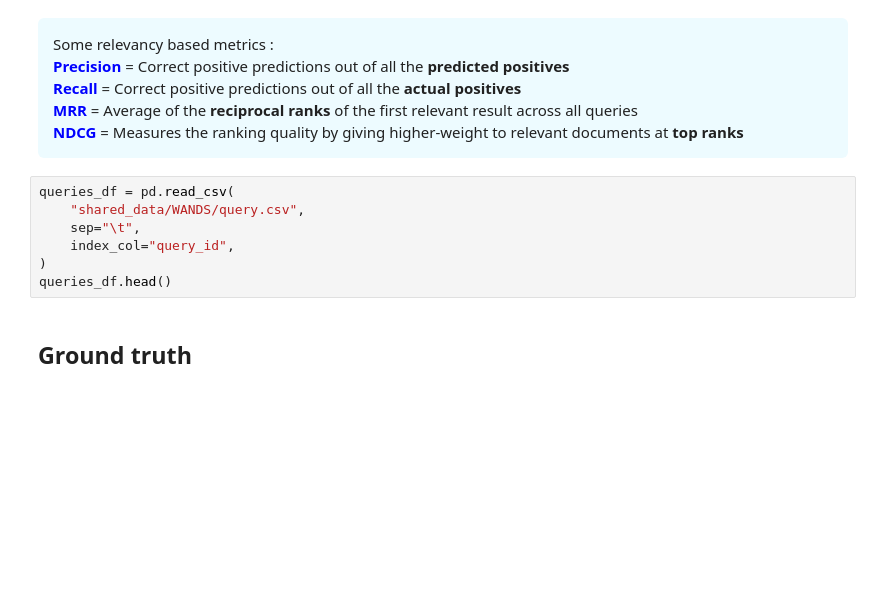
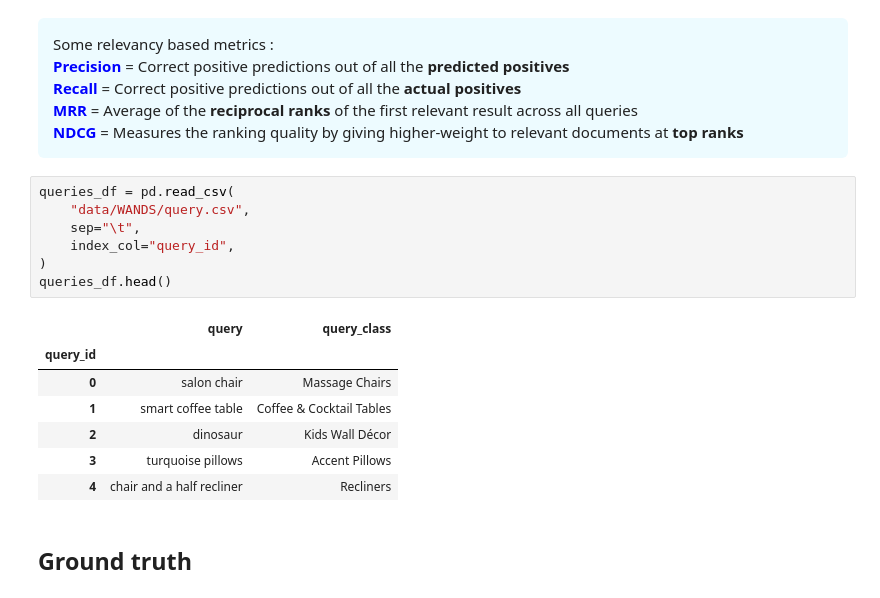
Before and after one commit to jamil2388/RAG, a Jupyter notebook: Measuring_Search_Relevance.ipynb, the cells around one changed output. Saved outputs shown, nothing was run; the diff lists cells and outputs as text; blank space fills up the shorter version.

```diff
--- a/Measuring_Search_Relevance.ipynb
+++ b/Measuring_Search_Relevance.ipynb
@@ -149,11 +192,19 @@ collection # Now we access the entire set of Collections when everything is read
     <b><font color="blue">NDCG</b> = Measures the ranking quality by giving higher-weight to relevant documents at <b>top ranks</b>
 # %%
 queries_df = pd.read_csv(
-    "shared_data/WANDS/query.csv",
+    "data/WANDS/query.csv",
     sep="\t",
     index_col="query_id",
 )
 queries_df.head()
+# %% [output]
+|  | query | query_class |
+| query_id |  |  |
+| 0 | salon chair | Massage Chairs |
+| 1 | smart coffee table | Coffee & Cocktail Tables |
+| 2 | dinosaur | Kids Wall Décor |
+| 3 | turquoise pillows | Accent Pillows |
+| 4 | chair and a half recliner | Recliners |
 # %% [markdown]
 ## Ground truth
 # %%
```
Also changed, not shown: parts of 19 cells of this notebook, 1 other file.
